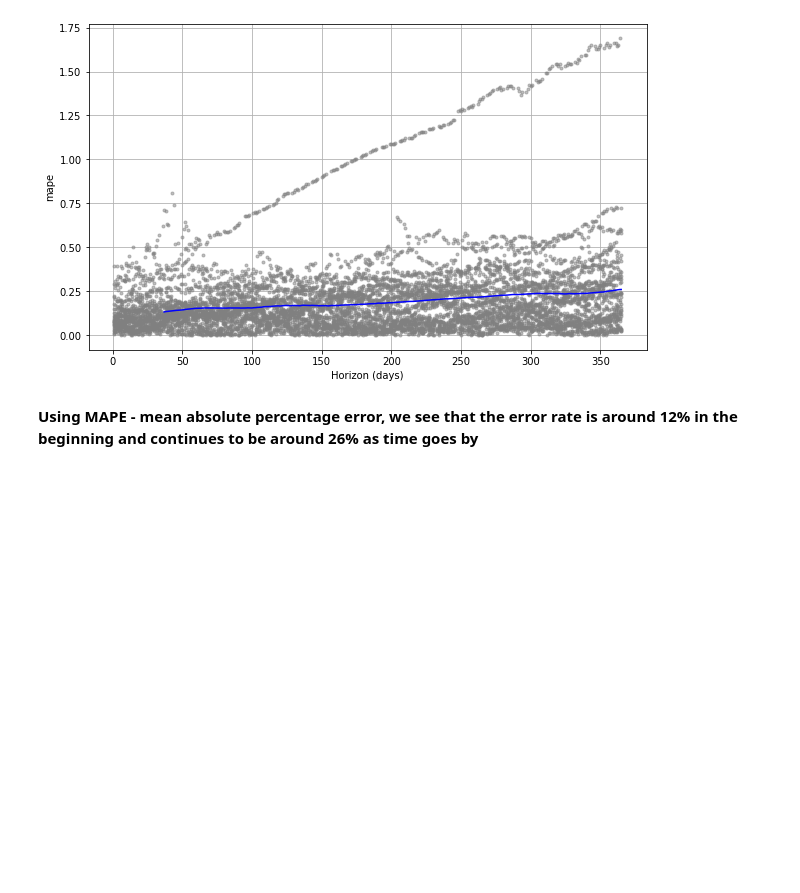
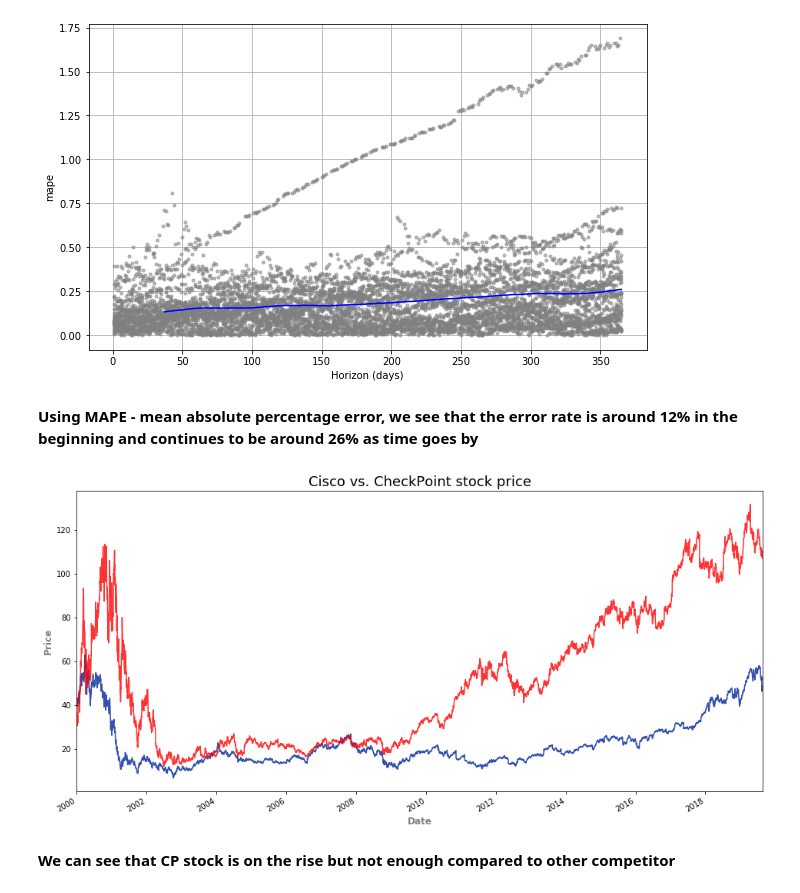
Before and after one commit to jonathanbd135/CheckPointStockPredictor, a Jupyter notebook: CheckPoint StockPredictor.ipynb, the cells around one changed output. Drawn from its saved outputs; the diff is of its cells as text; code cells hidden in the pictures; blank space fills up the shorter version.

```diff
--- a/CheckPoint StockPredictor.ipynb
+++ b/CheckPoint StockPredictor.ipynb
@@ -98,3 +99,22 @@ fig = plot_cross_validation_metric(df_cv, metric='mape')
 [figure]
 # %% [markdown]
 **Using MAPE - mean absolute percentage error, we see that the error rate is around 12% in the beginning and continues to be around 26% as time goes by**
+# %%
+df_SP500 = pd.read_csv('C:/Users/jonathanbe/Downloads/CSCO.csv')
+#df_SP500.head()
+df = pd.read_csv('C:/Users/jonathanbe/Downloads/CHKP.csv')
+df['Date'] = pd.to_datetime(df.Date,format='%Y-%m-%d')
+df.index = df['Date']
+# %%
+df_SP500['Date'] = pd.to_datetime(df_SP500.Date,format='%Y-%m-%d')
+df_SP500.index = df_SP500['Date']
+df_SP500['Adj Close'].plot(figsize=(16,8),color='#002699',alpha=0.8)
+df['Adj Close'].plot(figsize=(16,8),color='red',alpha=0.8)
+plt.xlabel("Date",fontsize=12,fontweight='bold',color='gray')
+plt.ylabel('Price',fontsize=12,fontweight='bold',color='gray')
+plt.title("Cisco vs. CheckPoint stock price",fontsize=18)
+plt.show()
+# %% [output]
+[figure, added]
+# %% [markdown]
+**We can see that CP stock is on the rise but not enough compared to other competitor**
```
Also changed, not shown: parts of 7 cells of this notebook.
